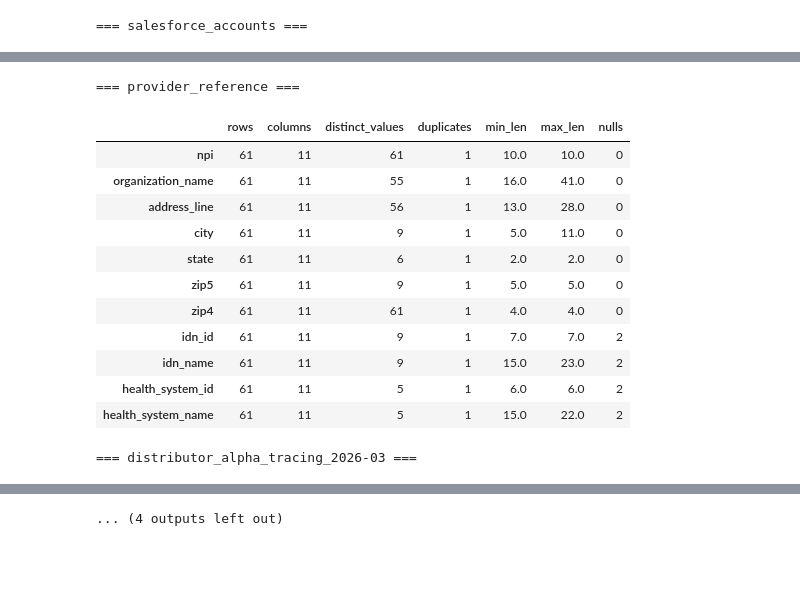
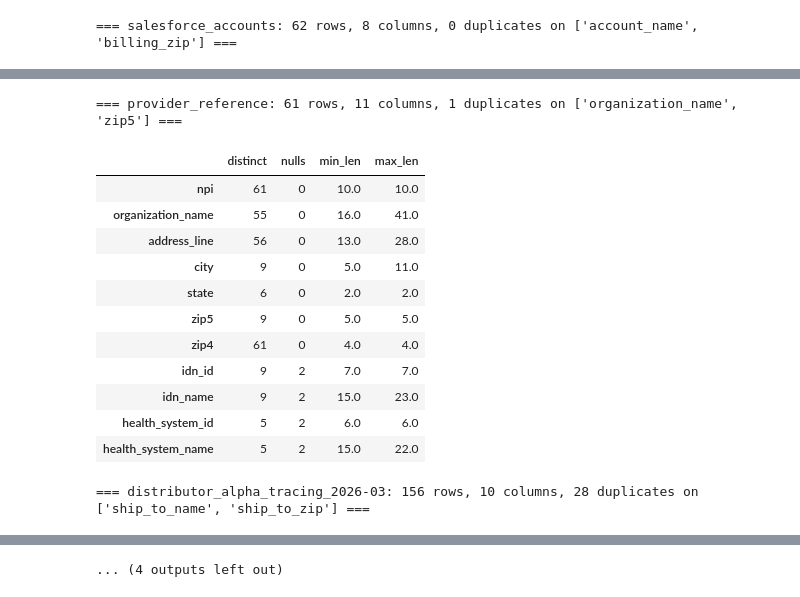
Before and after one commit to HoreaG/MDM_POC, a Jupyter notebook: notebooks/00_profiling.ipynb, the cells around one changed output, grey strips where cells are left out. Drawn from its saved outputs; the diff is of its cells as text; code cells hidden in the pictures; blank space fills up the shorter version.

Commit message:
A.2 conform: all sources into one table

```diff
--- a/notebooks/00_profiling.ipynb
+++ b/notebooks/00_profiling.ipynb
@@ -9,41 +63,33 @@ ERP
 # %%
-##Load
-path = Path("../data/sample")
+def profile_file(df, name, dup_subset=None):
+    # Facts about the whole file, printed once
+    dups = df.duplicated(dup_subset).sum()
+    print(f"=== {name}: {len(df)} rows, {len(df.columns)} columns, {dups} duplicates on {dup_subset} ===")
 
+    # Length of every value in every column
+    lengths = df.apply(lambda col: col.str.len())
 
-def load(name):
-    return pd.read_csv(path / f"{name}.csv", dtype=str)
-
-# Summary data
-def profile_file(dname, name, dup_subset=None):
-
-    lens = dname.apply(lambda col: col.str.len())
-
-    summary = pd.DataFrame({
-        "rows": len(dname),
-        "columns":len(dname.columns),
-        "distinct_values": dname.nunique(),
-        "duplicates": int(dname.duplicated(subset=dup_subset).sum()),
-        "min_len": lens.min(),
-        "max_len": lens.max(),
-        "nulls": dname.isna().sum()
+    # One row per column
+    return pd.DataFrame({
+        "distinct": df.nunique(),
+        "nulls":    df.isna().sum(),
+        "min_len":  lengths.min(),
+        "max_len":  lengths.max(),
     })
 
 
-    return summary
-# sources and columns list
+# For each file: the columns that together identify a customer
 sources = [
-    ("erp_customer_master",                ["customer_name", "postal_code"]),
-    ("salesforce_accounts",                ["account_name", "billing_zip"]),
-    ("provider_reference",                 ["organization_name", "zip5"]),
-    ("distributor_alpha_tracing_2026-03",  ["ship_to_name", "ship_to_zip"]),
-    ("distributor_beta_tracing_2026-03",   ["CustomerName", "CityStateZip"]),
+    ("erp_customer_master",                  ["customer_name", "postal_code"]),
+    ("salesforce_accounts",                  ["account_name", "billing_zip"]),
+    ("provider_reference",                   ["organization_name", "zip5"]),
+    ("distributor_alpha_tracing_2026-03",    ["ship_to_name", "ship_to_zip"]),
+    ("distributor_beta_tracing_2026-03",     ["CustomerName", "CityStateZip"]),
     ("distributor_gamma_tracing_2026-04-01", ["ship_to_name", "ship_to_zip"]),
-    ("gpo_roster",                         ["gpo_id", "npi"]),
-    ("legacy_match_decisions",             ["source_system", "source_record_id"]),
+    ("gpo_roster",                           ["gpo_id", "npi"]),
+    ("legacy_match_decisions",               ["source_system", "source_record_id"]),
 ]
-# Display a summary data for each table in sample folder
+
 for name, subset in sources:
-    print(f"\n=== {name} ===")
     display(profile_file(load(name), name, subset))
 # %% [output]
@@ -61 +107 @@ for name, subset in sources:
-=== salesforce_accounts ===
+=== salesforce_accounts: 62 rows, 8 columns, 0 duplicates on ['account_name', 'billing_zip'] ===
@@ -71,14 +117,14 @@ for name, subset in sources:
-=== provider_reference ===
+=== provider_reference: 61 rows, 11 columns, 1 duplicates on ['organization_name', 'zip5'] ===
-|  | rows | columns | distinct_values | duplicates | min_len | max_len | nulls |
-| npi | 61 | 11 | 61 | 1 | 10.0 | 10.0 | 0 |
-| organization_name | 61 | 11 | 55 | 1 | 16.0 | 41.0 | 0 |
-| address_line | 61 | 11 | 56 | 1 | 13.0 | 28.0 | 0 |
-| city | 61 | 11 | 9 | 1 | 5.0 | 11.0 | 0 |
-| state | 61 | 11 | 6 | 1 | 2.0 | 2.0 | 0 |
-| zip5 | 61 | 11 | 9 | 1 | 5.0 | 5.0 | 0 |
-| zip4 | 61 | 11 | 61 | 1 | 4.0 | 4.0 | 0 |
-| idn_id | 61 | 11 | 9 | 1 | 7.0 | 7.0 | 2 |
-| idn_name | 61 | 11 | 9 | 1 | 15.0 | 23.0 | 2 |
-| health_system_id | 61 | 11 | 5 | 1 | 6.0 | 6.0 | 2 |
-| health_system_name | 61 | 11 | 5 | 1 | 15.0 | 22.0 | 2 |
+|  | distinct | nulls | min_len | max_len |
+| npi | 61 | 0 | 10.0 | 10.0 |
+| organization_name | 55 | 0 | 16.0 | 41.0 |
+| address_line | 56 | 0 | 13.0 | 28.0 |
+| city | 9 | 0 | 5.0 | 11.0 |
+| state | 6 | 0 | 2.0 | 2.0 |
+| zip5 | 9 | 0 | 5.0 | 5.0 |
+| zip4 | 61 | 0 | 4.0 | 4.0 |
+| idn_id | 9 | 2 | 7.0 | 7.0 |
+| idn_name | 9 | 2 | 15.0 | 23.0 |
+| health_system_id | 5 | 2 | 6.0 | 6.0 |
+| health_system_name | 5 | 2 | 15.0 | 22.0 |
-=== distributor_alpha_tracing_2026-03 ===
+=== distributor_alpha_tracing_2026-03: 156 rows, 10 columns, 28 duplicates on ['ship_to_name', 'ship_to_zip'] ===
```
Also changed, not shown: parts of 22 cells of this notebook, 6 other files.
